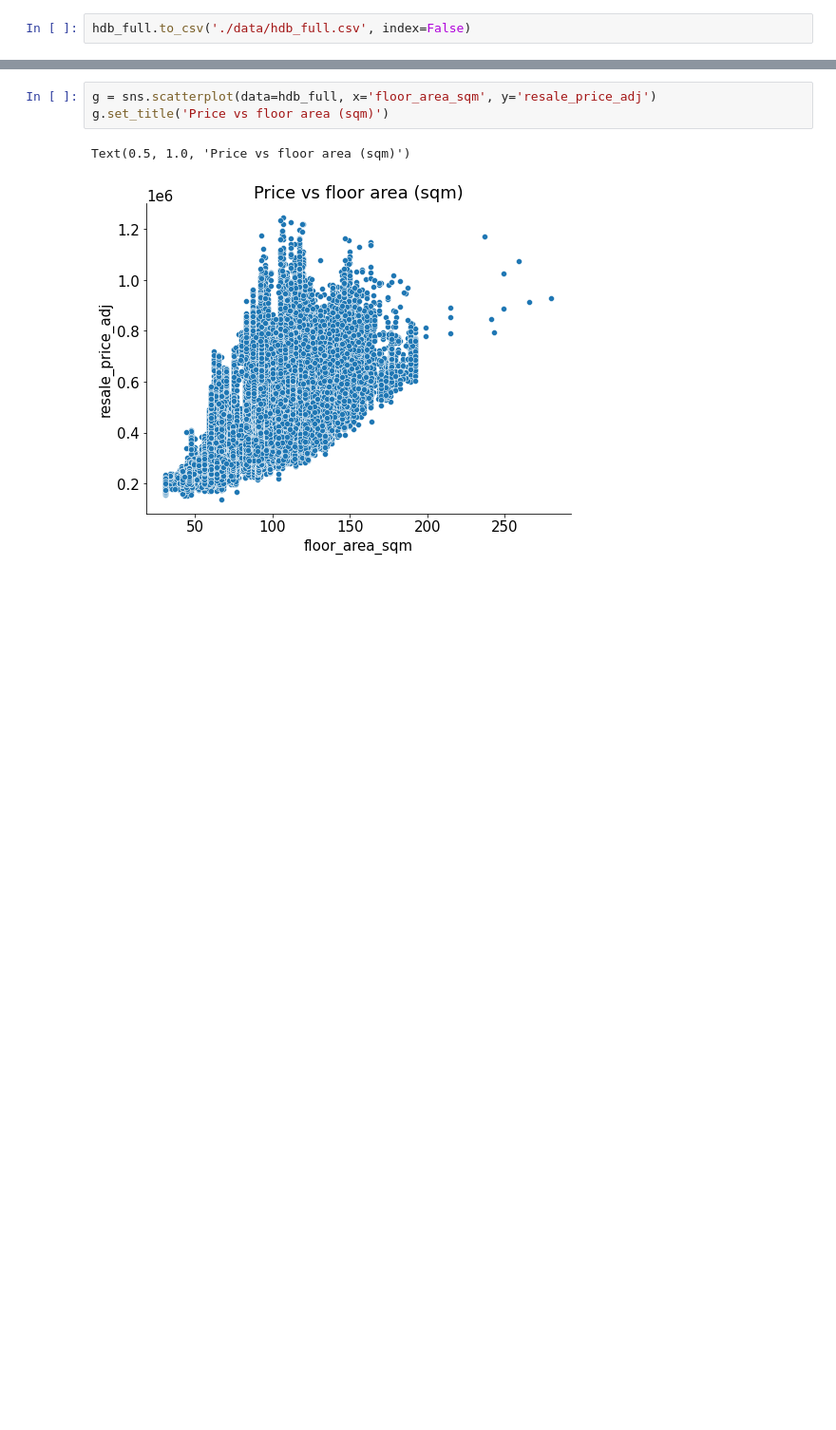
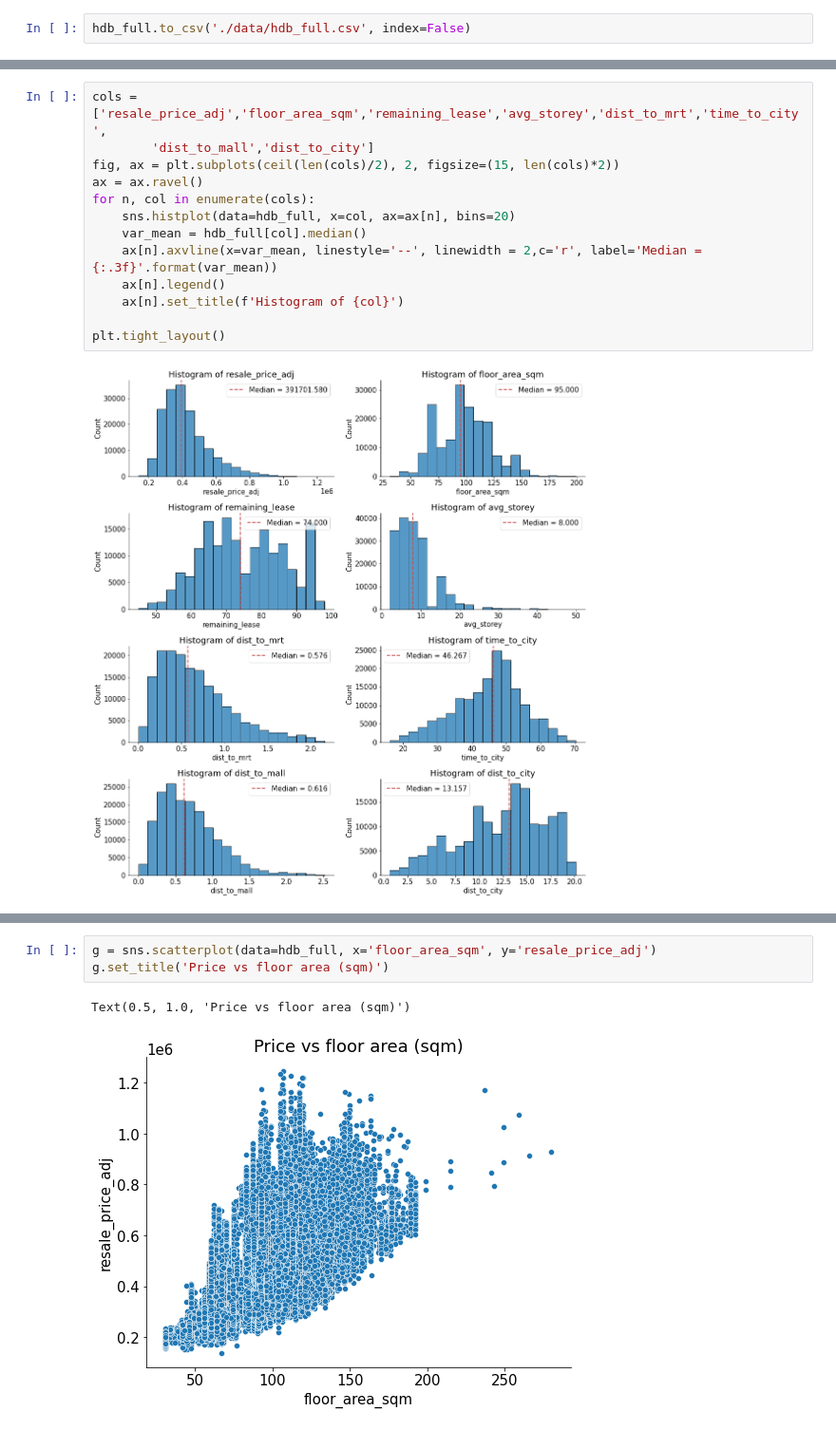
Before and after one commit to krompirov/Holmusk-coding-challenge, a Jupyter notebook: 01. EDA and preprocessing.ipynb, the cells around one changed output, grey strips where cells are left out. Shown at 95% size. Cells and saved outputs as stored; diff of their text form; blank space fills up the shorter version.

```diff
--- a/01. EDA and preprocessing.ipynb
+++ b/01. EDA and preprocessing.ipynb
@@ -1163,0 +1173,15 @@ hdb_full.to_csv('./data/hdb_full.csv', index=False)
+# %%
+cols = ['resale_price_adj','floor_area_sqm','remaining_lease','avg_storey','dist_to_mrt','time_to_city',
+        'dist_to_mall','dist_to_city']
+fig, ax = plt.subplots(ceil(len(cols)/2), 2, figsize=(15, len(cols)*2))
+ax = ax.ravel()
+for n, col in enumerate(cols):
+    sns.histplot(data=hdb_full, x=col, ax=ax[n], bins=20)
+    var_mean = hdb_full[col].median()
+    ax[n].axvline(x=var_mean, linestyle='--', linewidth = 2,c='r', label='Median = {:.3f}'.format(var_mean))
+    ax[n].legend()
+    ax[n].set_title(f'Histogram of {col}')
+
+plt.tight_layout()
+# %% [output]
+[figure, added]
```
Also changed, not shown: parts of 34 cells of this notebook, 1 other file.
